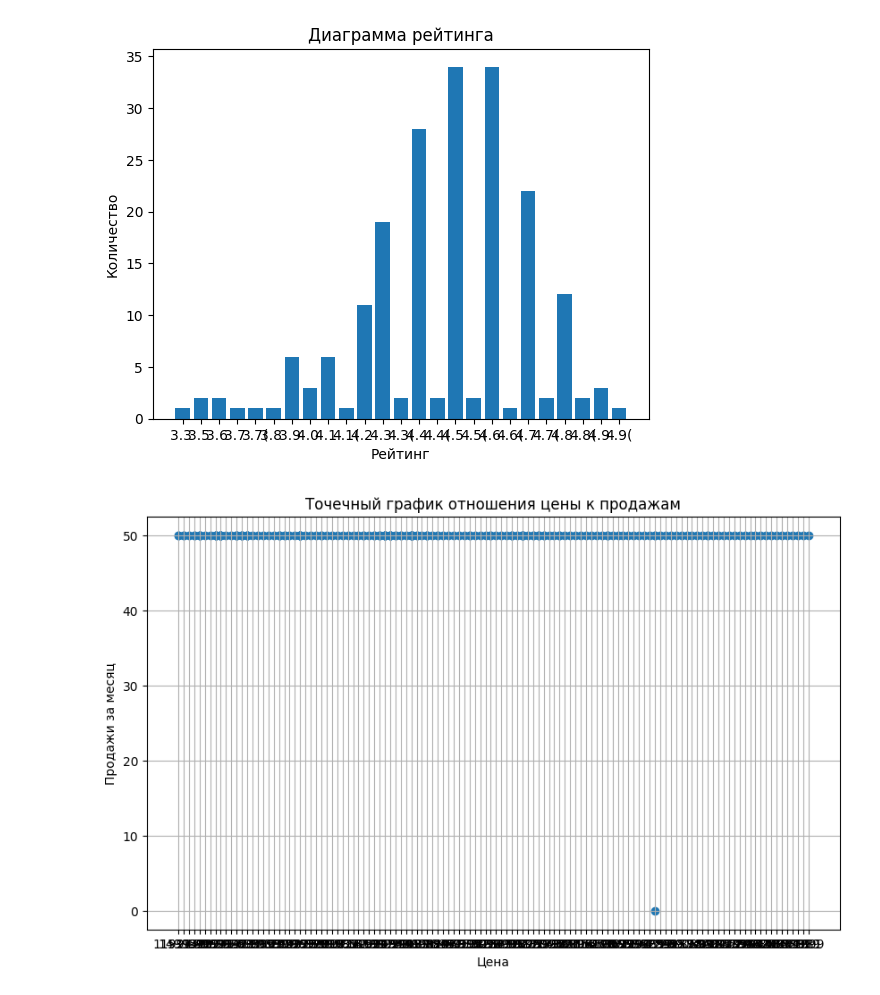
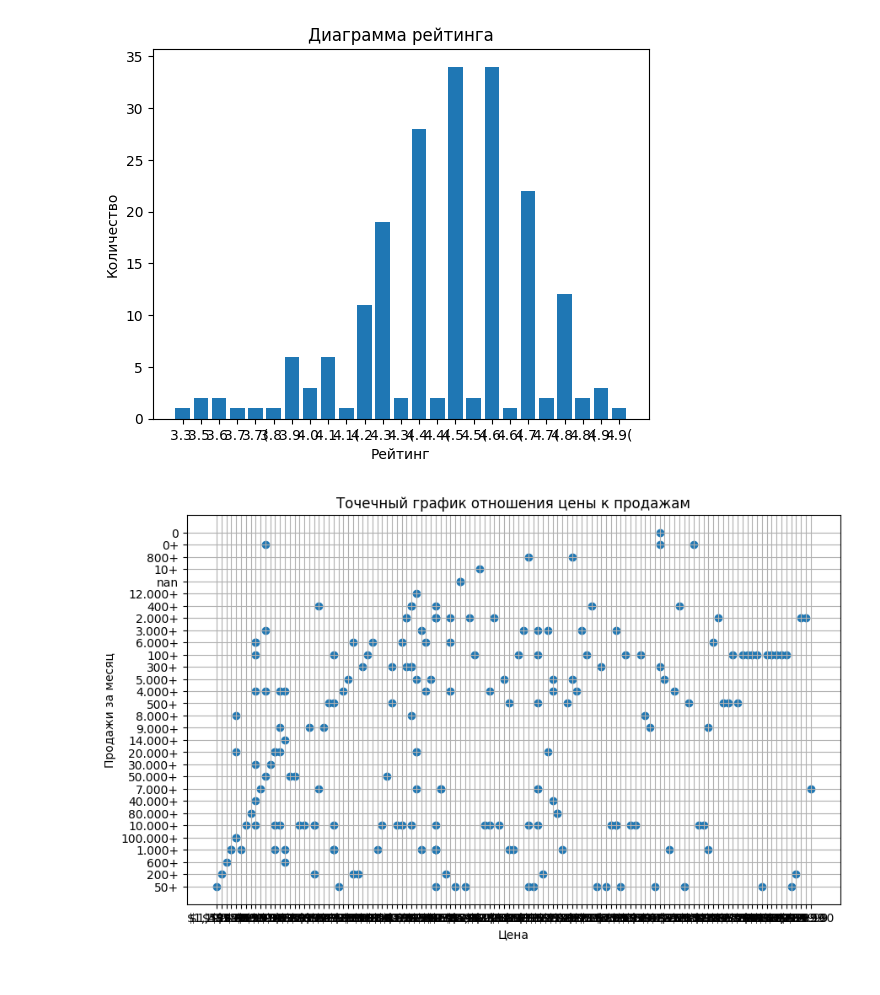
Before and after one commit to cosmodesant49/Data_analitic_wb, a Jupyter notebook: DB_WB.ipynb, the cells around one changed output. Cells and saved outputs as stored; diff of their text form; code cells hidden in the pictures.

```diff
--- a/DB_WB.ipynb
+++ b/DB_WB.ipynb
@@ -200,15 +200,15 @@ plt.show()
 # %%
 import matplotlib.pyplot as plt
 
 plt.figure(figsize=(10, 6))
-plt.scatter(df['Цена'], df['Продажи за месяц'])
+plt.scatter(df['Цена'].astype(str), df['Продажи за месяц'].astype(str))
 plt.xlabel('Цена')
 plt.ylabel('Продажи за месяц')
 plt.title('Точечный график отношения цены к продажам')
 plt.grid(True)
 plt.show()
 # %% [output]
-[figure, old version]
+[figure, new version]
 # %%
 plt.figure(figsize=(10, 6))
 
```
Also changed, not shown: parts of 8 cells of this notebook.
